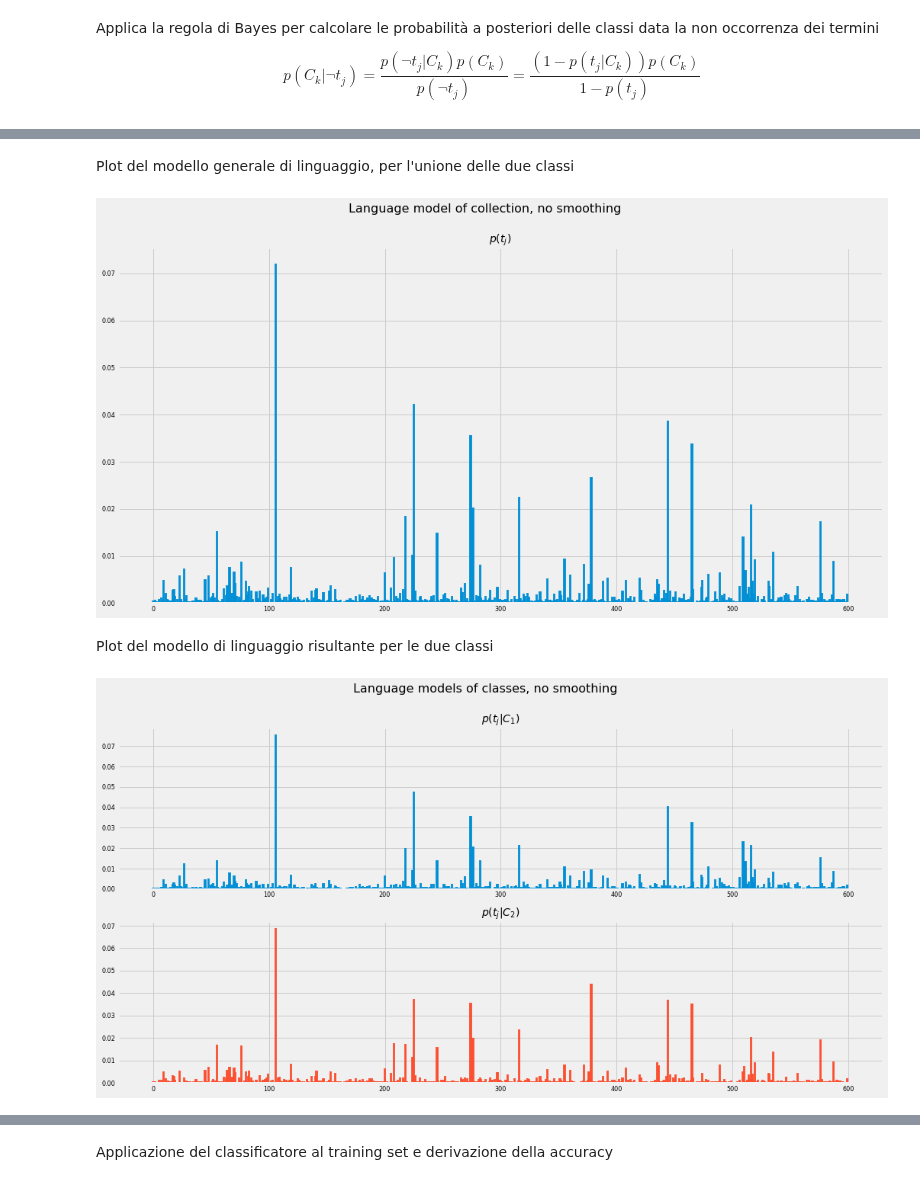
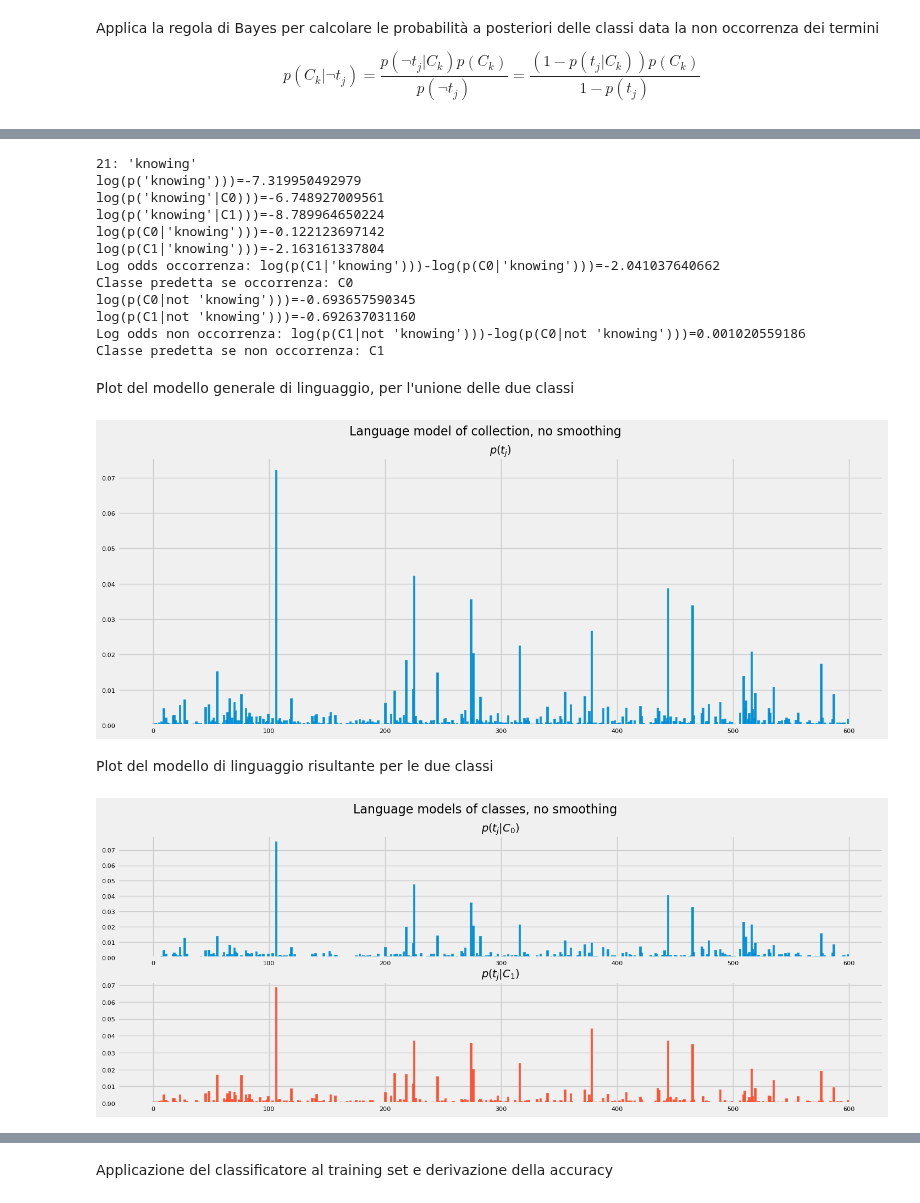
Before and after one commit to tvml/ml2324, a Jupyter notebook: codici/naivebayes.ipynb, the cells around one changed output, grey strips where cells are left out. Drawn from its saved outputs; the diff is of its cells as text; code cells hidden in the pictures.

```diff
--- a/codici/naivebayes.ipynb
+++ b/codici/naivebayes.ipynb
@@ -94,8 +117,8 @@ array([0.5, 0.5])
 # %% [markdown]
 Deriva probabilità dei termini date le classi (likelihood) $p(t_j|C_i)$
 # %%
-lik=np.exp(clf.feature_log_prob_)
-lik.shape
+likelihood=np.exp(clf.feature_log_prob_)
+likelihood.shape
 # %% [output]
 (2, 600)
 # %%
@@ -112,4 +135,4 @@ Deriva probabilità a priori delle feature (evidenza) $p(t_j)=p(t_j|C_1)p(C_1)+p
 # %%
-evid=np.array([lik[0,i]*prior[0]+lik[1,i]*prior[1] for i in range(lik.shape[1])])
-evid.shape
+evidence=np.array([likelihood[0,i]*prior[0]+likelihood[1,i]*prior[1] for i in range(nterms)])
+evidence.shape[0]
 # %% [output]
@@ -207,26 +200,53 @@ pf=np.exp(clf.feature_log_prob_)
+# %%
+term_id = 21
+print(f"{term_id}: '{vocab[term_id]}'")
+print(f"log(p('{vocab[term_id]}')))={np.log(evidence[term_id]):4.12f}")
+print(f"log(p('{vocab[term_id]}'|C0)))={np.log(likelihood[0,term_id]):4.12f}")
+print(f"log(p('{vocab[term_id]}'|C1)))={np.log(likelihood[1,term_id]):4.12f}")
+print(f"log(p(C0|'{vocab[term_id]}')))={np.log(posterior[0,term_id]):4.12f}")
+print(f"log(p(C1|'{vocab[term_id]}')))={np.log(posterior[1,term_id]):4.12f}")
+print(f"Log odds occorrenza: log(p(C1|'{vocab[term_id]}')))-log(p(C0|'{vocab[term_id]}')))={np.log(posterior[1,term_id])-np.log(posterior[0,term_id]):4.12f}")
+print(f"Classe predetta se occorrenza: C{1 if np.log(posterior[1,term_id])-np.log(posterior[0,term_id])>0 else 0}")
+print(f"log(p(C0|not '{vocab[term_id]}')))={np.log(posterior_n[0,term_id]):4.12f}")
+print(f"log(p(C1|not '{vocab[term_id]}')))={np.log(posterior_n[1,term_id]):4.12f}")
+print(f"Log odds non occorrenza: log(p(C1|not '{vocab[term_id]}')))-log(p(C0|not '{vocab[term_id]}')))={np.log(posterior_n[1,term_id])-np.log(posterior_n[0,term_id]):4.12f}")
+print(f"Classe predetta se non occorrenza: C{1 if np.log(posterior_n[1,term_id])-np.log(posterior_n[0,term_id])>0 else 0}")
+# %% [output]
+21: 'knowing'
+log(p('knowing')))=-7.319950492979
+log(p('knowing'|C0)))=-6.748927009561
+log(p('knowing'|C1)))=-8.789964650224
+log(p(C0|'knowing')))=-0.122123697142
+log(p(C1|'knowing')))=-2.163161337804
+Log odds occorrenza: log(p(C1|'knowing')))-log(p(C0|'knowing')))=-2.041037640662
+Classe predetta se occorrenza: C0
+log(p(C0|not 'knowing')))=-0.693657590345
+log(p(C1|not 'knowing')))=-0.692637031160
+Log odds non occorrenza: log(p(C1|not 'knowing')))-log(p(C0|not 'knowing')))=0.001020559186
+Classe predetta se non occorrenza: C1
 # %% [markdown]
 Plot del modello generale di linguaggio, per l'unione delle due classi
 # %%
-fig=plt.figure(figsize=(16,8))
+fig=plt.figure(figsize=(16,6))
 ax=plt.subplot(1,1,1)
-ax.bar(range(clf.feature_count_.shape[1]), evid,  facecolor=colors[0], alpha=0.9, edgecolor=colors[0], lw=2)
+ax.bar(range(clf.feature_count_.shape[1]), evidence,  facecolor=colors[0], alpha=0.9, edgecolor=colors[0], lw=2)
 plt.title('$p(t_j)$', fontsize=14)
 plt.suptitle('Language model of collection, no smoothing ', fontsize=16)
 plt.show()
 # %% [output]
-[figure, old version]
+[figure, new version]
 # %% [markdown]
 Plot del modello di linguaggio risultante per le due classi
 # %%
-fig=plt.figure(figsize=(16,8))
+fig=plt.figure(figsize=(16,6))
 for i,c in enumerate(classes):
     ax=plt.subplot(nclasses,1,i+1)
-    ax.bar(range(clf.feature_count_.shape[1]), lik[i,:],  facecolor=colors[i], alpha=0.9, edgecolor=colors[i], lw=2)
-    plt.title('$p(t_j|C_{0:1d})$'.format(c), fontsize=14)
+    ax.bar(range(clf.feature_count_.shape[1]), likelihood[i,:],  facecolor=colors[i], alpha=0.9, edgecolor=colors[i], lw=2)
+    plt.title(f'$p(t_j|C_{i})$', fontsize=14)
 plt.suptitle('Language models of classes, no smoothing ', fontsize=16)
 plt.show()
 # %% [output]
-[figure, old version]
+[figure, new version]
 # %%
 fig=plt.figure(figsize=(16,8))
 for i,c in enumerate(classes):
```
Also changed, not shown: parts of 28 cells of this notebook.
